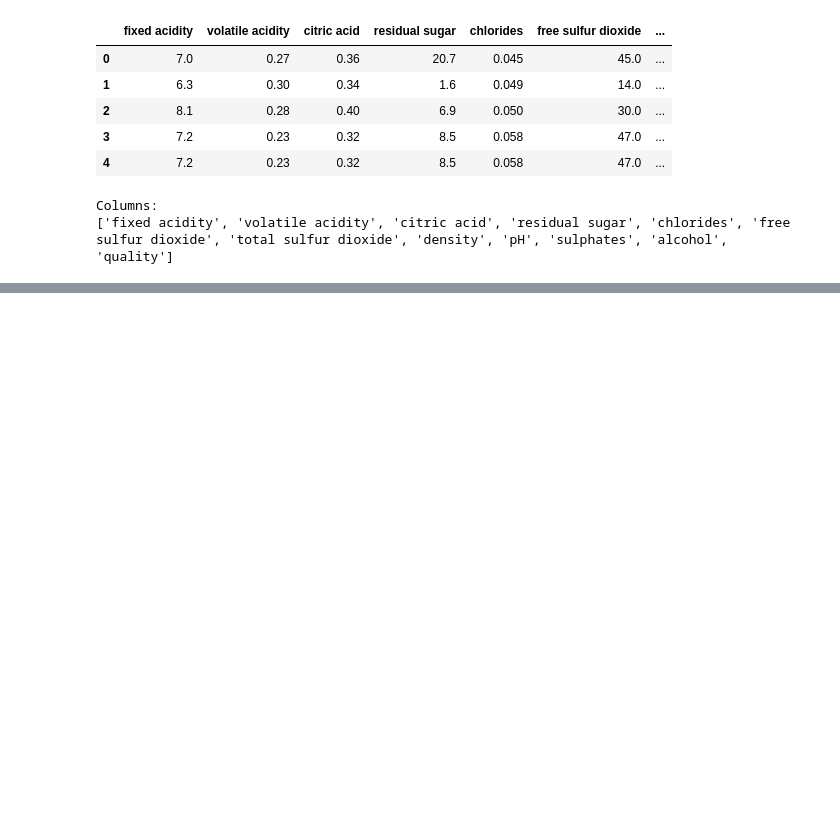
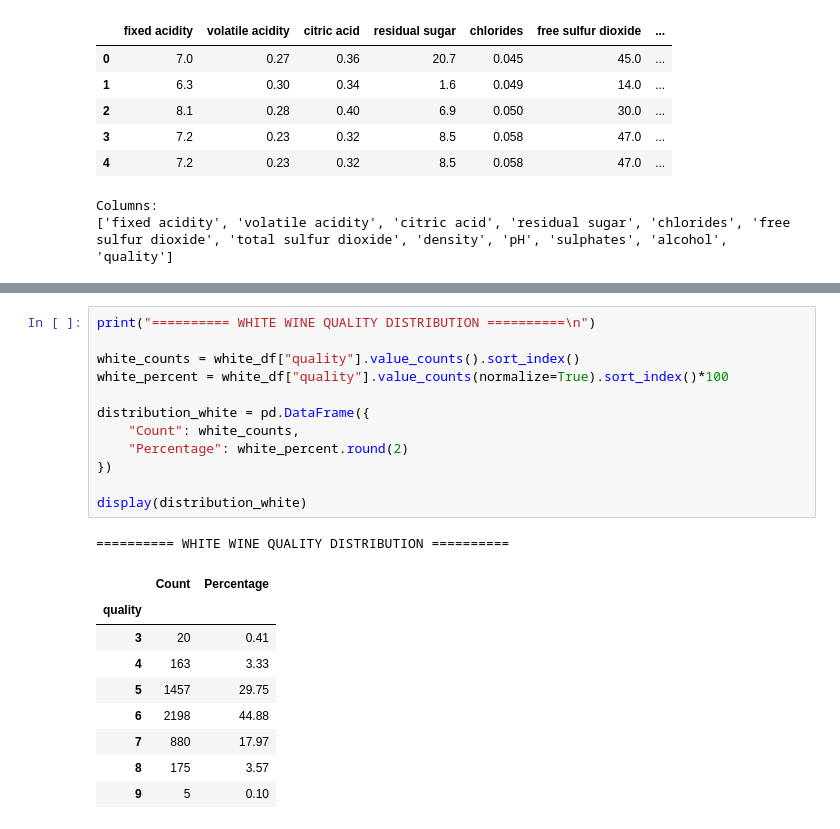
Before and after one commit to madhurmd/Wine_Quality_Comparative_Study, a Jupyter notebook: Wine_Quality_Comparative_Study_Madhur_Modi_Batch_3.ipynb, the cells around one changed output, grey strips where cells are left out. Drawn from its saved outputs; the diff is of its cells as text; blank space fills up the shorter version.

```diff
--- a/Wine_Quality_Comparative_Study_Madhur_Modi_Batch_3.ipynb
+++ b/Wine_Quality_Comparative_Study_Madhur_Modi_Batch_3.ipynb
@@ -63,0 +138,23 @@ Columns:
+# %%
+print("========== WHITE WINE QUALITY DISTRIBUTION ==========\n")
+
+white_counts = white_df["quality"].value_counts().sort_index()
+white_percent = white_df["quality"].value_counts(normalize=True).sort_index()*100
+
+distribution_white = pd.DataFrame({
+    "Count": white_counts,
+    "Percentage": white_percent.round(2)
+})
+
+display(distribution_white)
+# %% [output]
+========== WHITE WINE QUALITY DISTRIBUTION ==========
+|  | Count | Percentage |
+| quality |  |  |
+| 3 | 20 | 0.41 |
+| 4 | 163 | 3.33 |
+| 5 | 1457 | 29.75 |
+| 6 | 2198 | 44.88 |
+| 7 | 880 | 17.97 |
+| 8 | 175 | 3.57 |
+| 9 | 5 | 0.10 |
```
Also changed, not shown: parts of 13 cells of this notebook.
